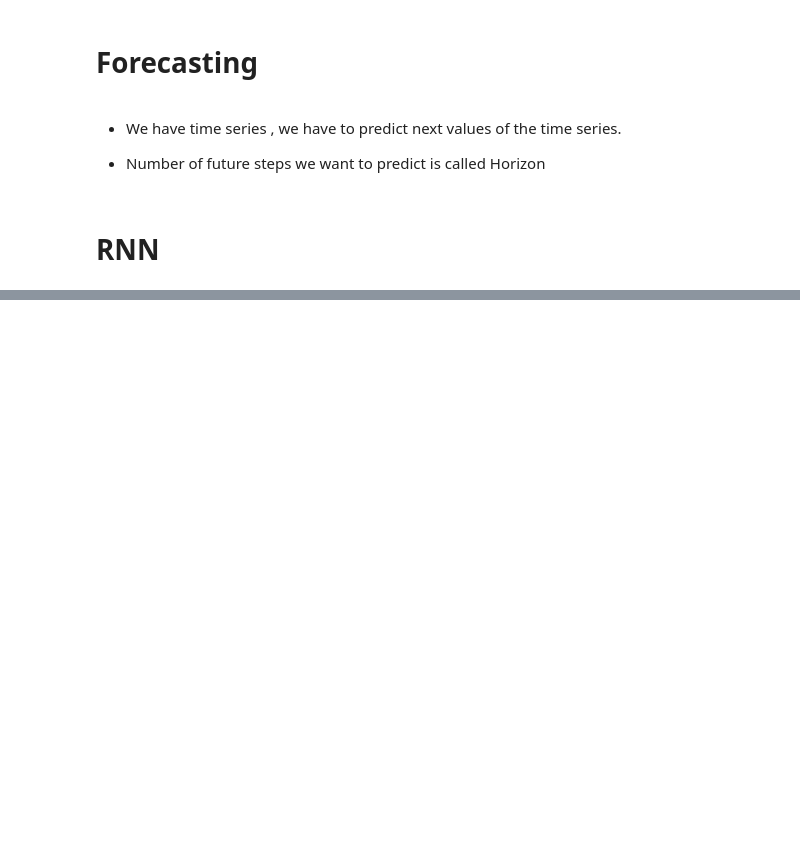
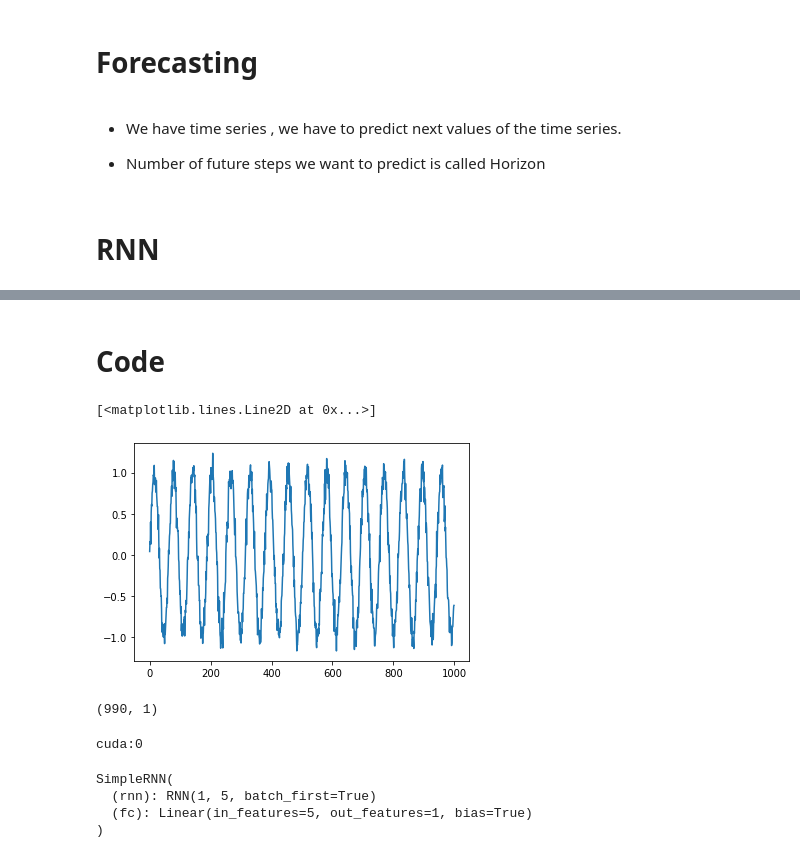
Before and after one commit to RiseAboveAll/PYTORCH_Learning, a Jupyter notebook: RNN.ipynb, the cells around one changed output, grey strips where cells are left out. Cells and saved outputs as stored; diff of their text form; code cells hidden in the pictures; blank space fills up the shorter version.

```diff
--- a/RNN.ipynb
+++ b/RNN.ipynb
@@ -107,0 +202,2 @@ RNN accounts for all the previous words in the sentence not only the previous wo
+# %% [markdown]
+# Code
@@ -107,0 +209,8 @@ RNN accounts for all the previous words in the sentence not only the previous wo
+# %%
+#Make orignal data
+N=1000
+series=np.sin(.1*np.arange(N))+np.random.randn(N)*.1
+plt.plot(series)
+# %% [output]
+[<matplotlib.lines.Line2D at 0x...>]
+[figure, added]
@@ -107,0 +231,10 @@ RNN accounts for all the previous words in the sentence not only the previous wo
+# %%
+Y.shape
+# %% [output]
+(990, 1)
+# %%
+#Set Device
+device=torch.device("cuda:0"if torch.cuda.is_available() else "cpu")
+print(device)
+# %% [output]
+cuda:0
@@ -107,0 +269,9 @@ RNN accounts for all the previous words in the sentence not only the previous wo
+# %%
+#Instantiate Model
+model=SimpleRNN(num_inputs=1,num_hidden=5,num_layers=1,num_outputs=1)
+model.to(device)
+# %% [output]
+SimpleRNN(
+  (rnn): RNN(1, 5, batch_first=True)
+  (fc): Linear(in_features=5, out_features=1, bias=True)
+)
```
Also changed, not shown: parts of 19 cells of this notebook.
